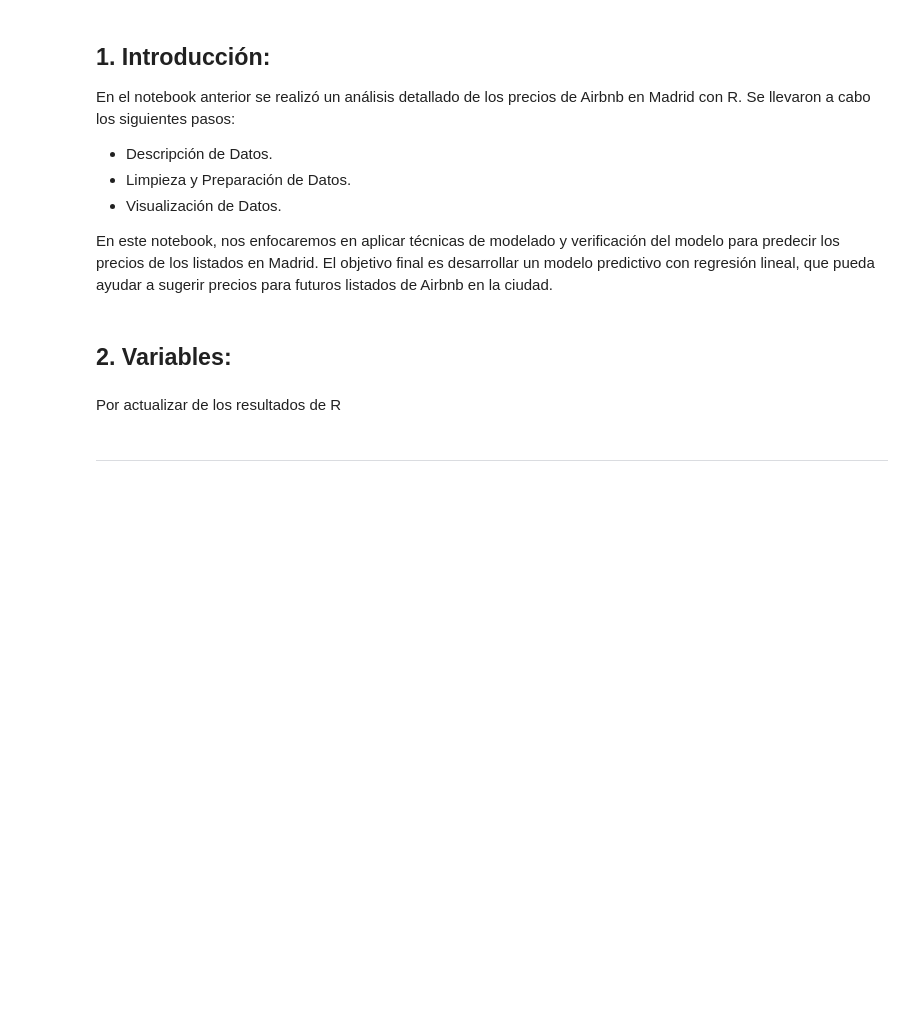
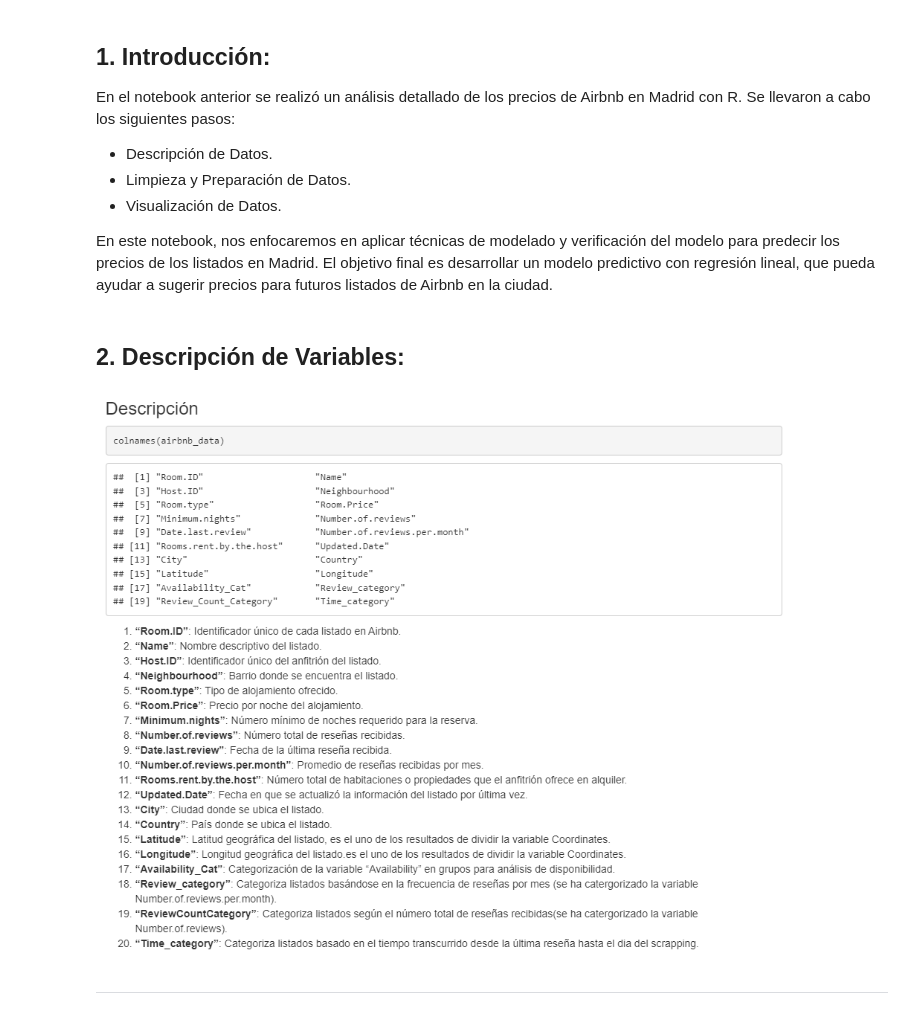
Before and after one commit to AndreaTJ/Tech-Girls-Glovo, a Jupyter notebook: notebooks/MLRegression_model_airbnb.ipynb, the cells around one changed output. Saved outputs shown, nothing was run; the diff lists cells and outputs as text; code cells hidden in the pictures; blank space fills up the shorter version.

```diff
--- a/notebooks/MLRegression_model_airbnb.ipynb
+++ b/notebooks/MLRegression_model_airbnb.ipynb
@@ -15,9 +15,12 @@ En el notebook anterior se realizó un análisis detallado de los precios de Air
 
 En este notebook, nos enfocaremos en aplicar técnicas de modelado y verificación del modelo para predecir los precios de los listados en Madrid. El objetivo final es desarrollar un modelo predictivo con regresión lineal, que pueda ayudar a sugerir precios para futuros listados de Airbnb en la ciudad.
 # %% [markdown]
-## 2. Variables:
+## 2. Descripción de Variables:
-# %% [markdown]
-Por actualizar de los resultados de R
+# %%
+from IPython.display import Image
+Image("/home/neivysg/keepcoding_glovo_bootcamp/Tech-Girls-Glovo/notebooks/variables.png")
+# %% [output]
+[figure, added]
 # %% [markdown]
 ---
 # %% [markdown]
```
Also changed, not shown: parts of 57 cells of this notebook.
